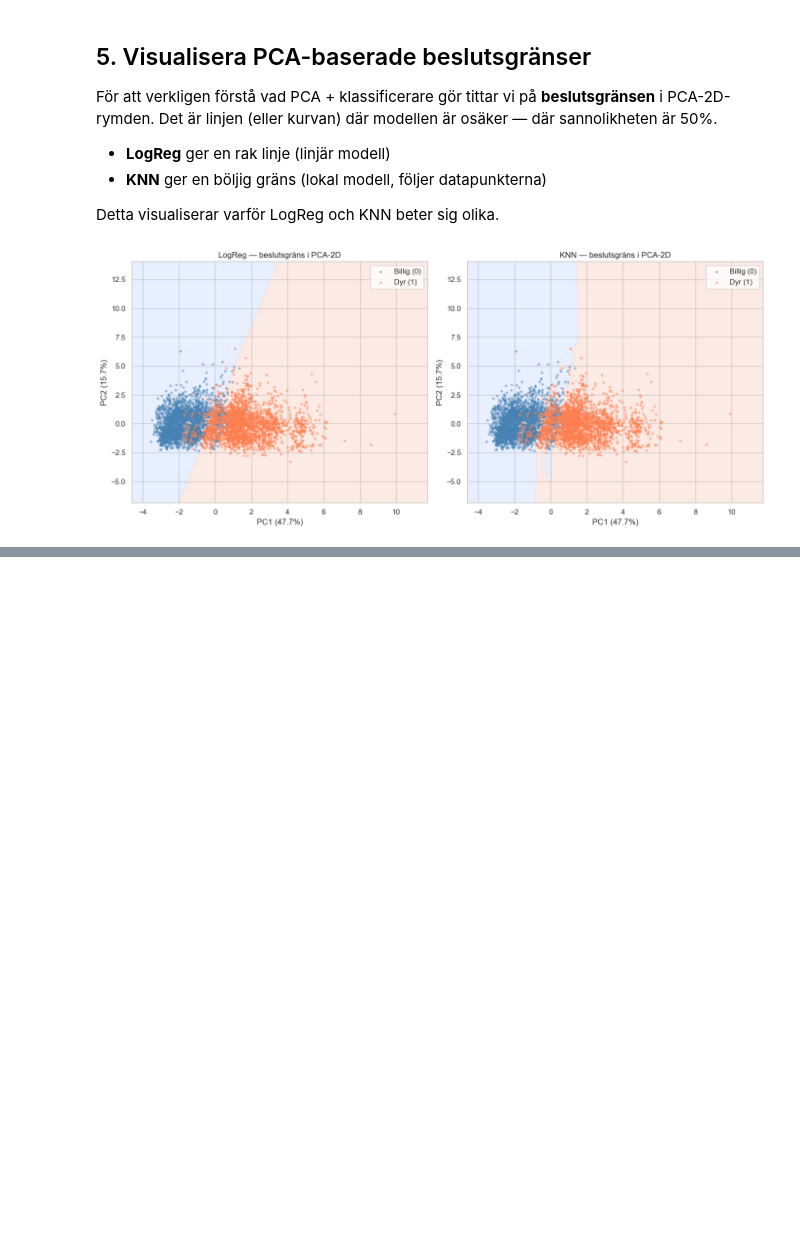
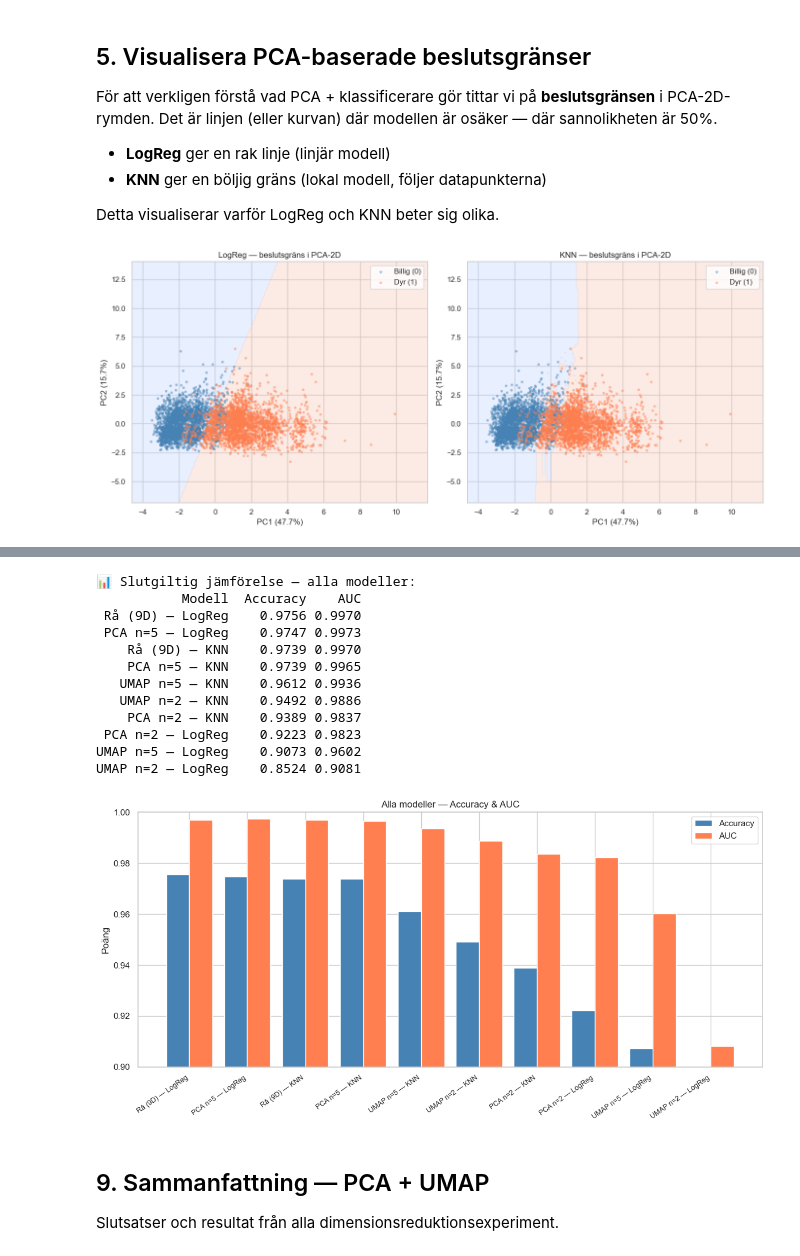
Before and after one commit to nicklasskoglund/diamonds-ml-project, a Jupyter notebook: notebooks/05_pca_umap.ipynb, the cells around one changed output, grey strips where cells are left out. Cells and saved outputs as stored; diff of their text form; code cells hidden in the pictures; blank space fills up the shorter version.

```diff
--- a/notebooks/05_pca_umap.ipynb
+++ b/notebooks/05_pca_umap.ipynb
@@ -446,0 +703,66 @@ plt.show()
+# %%
+# ── Sammanställning — alla modeller ────────────────────────────────────────────
+comparison = {
+    "Rå (9D) — LogReg":        {"acc": 0.9756, "auc": 0.997},
+    "Rå (9D) — KNN":           {"acc": 0.9739, "auc": 0.997},
+    "PCA n=2 — LogReg":        {"acc": results_pca[0]["logreg_acc"],
+                                 "auc": results_pca[0]["logreg_auc"]},
+    "PCA n=2 — KNN":           {"acc": results_pca[0]["knn_acc"],
+                                 "auc": results_pca[0]["knn_auc"]},
+    "PCA n=5 — LogReg":        {"acc": results_pca[2]["logreg_acc"],
+                                 "auc": results_pca[2]["logreg_auc"]},
+    "PCA n=5 — KNN":           {"acc": results_pca[2]["knn_acc"],
+                                 "auc": results_pca[2]["knn_auc"]},
+    "UMAP n=2 — LogReg":       {"acc": results_umap[0]["logreg_acc"],
+                                 "auc": results_umap[0]["logreg_auc"]},
+    "UMAP n=2 — KNN":          {"acc": results_umap[0]["knn_acc"],
+                                 "auc": results_umap[0]["knn_auc"]},
+    "UMAP n=5 — LogReg":       {"acc": results_umap[1]["logreg_acc"],
+                                 "auc": results_umap[1]["logreg_auc"]},
+    "UMAP n=5 — KNN":          {"acc": results_umap[1]["knn_acc"],
+                                 "auc": results_umap[1]["knn_auc"]},
+}
+
+# ── Tabell ─────────────────────────────────────────────────────────────────────
+comp_df = pd.DataFrame([
+    {"Modell": k, "Accuracy": v["acc"], "AUC": v["auc"]}
+    for k, v in comparison.items()
+]).sort_values("Accuracy", ascending=False)
+
+print("📊 Slutgiltig jämförelse — alla modeller:")
+print(comp_df.to_string(index=False, float_format=lambda v: f"{v:.4f}"))
+
+# ── Barplot ────────────────────────────────────────────────────────────────────
+fig, ax = plt.subplots(figsize=(12, 6))
+x = range(len(comp_df))
+ax.bar([i - 0.2 for i in x], comp_df["Accuracy"], width=0.4,
+       label="Accuracy", color="steelblue")
+ax.bar([i + 0.2 for i in x], comp_df["AUC"], width=0.4,
+       label="AUC", color="coral")
+ax.set_xticks(x)
+ax.set_xticklabels(comp_df["Modell"], rotation=35, ha="right", fontsize=9)
+ax.set_ylim(0.9, 1.0)
+ax.set_title("Alla modeller — Accuracy & AUC")
+ax.set_ylabel("Poäng")
+ax.legend()
+plt.tight_layout()
+plt.savefig(f"{OUTPUT_DIR}comparison_01_all_models.png", dpi=150, bbox_inches="tight")
+plt.show()
+# %% [output]
+📊 Slutgiltig jämförelse — alla modeller:
+           Modell  Accuracy    AUC
+ Rå (9D) — LogReg    0.9756 0.9970
+ PCA n=5 — LogReg    0.9747 0.9973
+    Rå (9D) — KNN    0.9739 0.9970
+    PCA n=5 — KNN    0.9739 0.9965
+   UMAP n=5 — KNN    0.9612 0.9936
+   UMAP n=2 — KNN    0.9492 0.9886
+    PCA n=2 — KNN    0.9389 0.9837
+ PCA n=2 — LogReg    0.9223 0.9823
+UMAP n=5 — LogReg    0.9073 0.9602
+UMAP n=2 — LogReg    0.8524 0.9081
+[figure, added]
+# %% [markdown]
+## 9. Sammanfattning — PCA + UMAP
+
+Slutsatser och resultat från alla dimensionsreduktionsexperiment.
```
Also changed, not shown: parts of 9 cells of this notebook, 2 other files.
